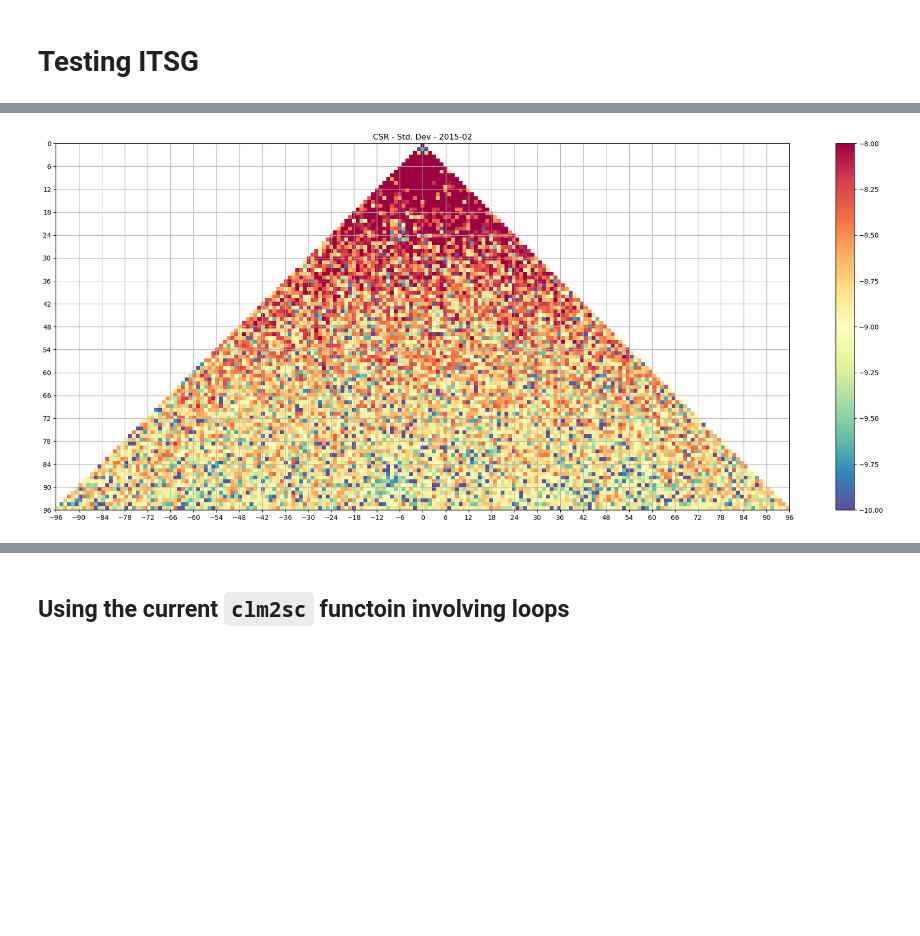
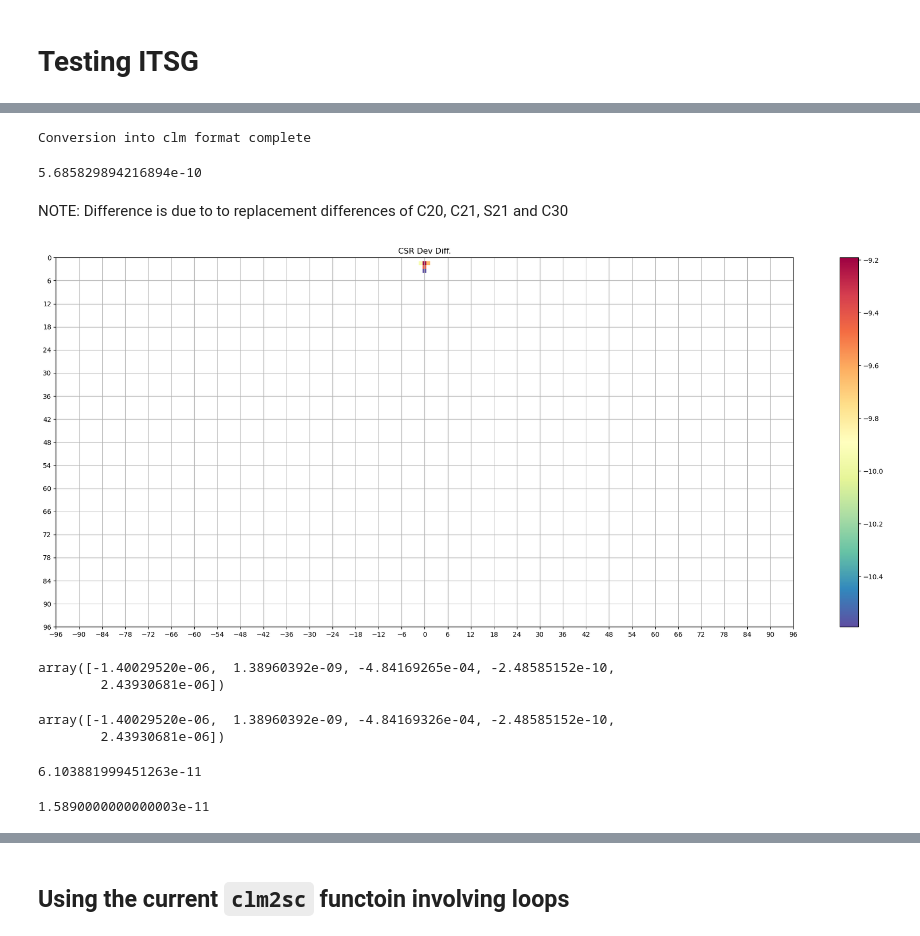
Before and after one commit to GESS-research-group/pyshbundle, a Jupyter notebook: notebooks/test_io.ipynb, the cells around one changed output, grey strips where cells are left out. Saved outputs shown, nothing was run; the diff lists cells and outputs as text; code cells hidden in the pictures; blank space fills up the shorter version.

Commit message:
itsg bug solved

```diff
--- a/notebooks/test_io.ipynb
+++ b/notebooks/test_io.ipynb
@@ -452,0 +1646,2 @@ for i in trange(196):
+# %%
+scmat_deck_itsg[0:4, 94:98][1] = [0, 1.0, 1.0, 1.0]
@@ -452,0 +1654,2 @@ for i in trange(196):
+# %%
+itsg_clm, dates_start, no_of_files = pyshbundle.reader_replacer_itsg.reader_replacer_itsg(itsg_folder, tn14_path_itsg, tn_13_path_itsg)
@@ -453,18 +1674,53 @@ for i in trange(196):
+# %%
+itsg_sc, itsg_dev_sc = pyshbundle.clm2sc.clm2sc(itsg_clm)
+# %% [output]
+Conversion into clm format complete
+# %%
+scmat_diff_itsg = np.ndarray((len(files), 97, 193))
+devscmat_diff_itsg = np.ndarray((len(files), 97, 193))
+
+for i in range(193):
+    scmat_diff_itsg[i, :, :] = scmat_deck_itsg[i, :, :] - itsg_sc[i, :, :]
+    devscmat_diff_itsg[i, :, :] = devscmat_deck_itsg[i, :, :] - itsg_dev_sc[i, :, :]
+# %%
+sum(sum(abs(scmat_diff_itsg[100])))
+# %% [output]
+5.685829894216894e-10
+# %% [markdown]
+NOTE: Difference is due to to replacement differences of C20, C21, S21 and C30
 # %%
 import matplotlib.pyplot as plt
 
 fig = plt.subplots(figsize=(25, 10))
-plt.imshow(np.ma.log10(abs(scmat_deck_itsg[145])), extent=[-96, 96, 96, 0], cmap='Spectral_r', vmin=-10, vmax=-8)
+plt.imshow(np.ma.log10(abs(scmat_diff_itsg[145, :])), extent=[-96, 96, 96, 0], cmap='Spectral_r', )
 plt.grid()
 # plt.colorbar()
 x_vec = np.arange(-96, 96+1, 6)
 y_vec = np.arange(96, -2, -6)
 
 plt.xticks(x_vec,)
 plt.yticks(y_vec)
 
 plt.colorbar()
-plt.title(f"CSR - Std. Dev - {dates_itsg[145]}")
+plt.title("CSR Dev Diff.")
 plt.show()
 # %% [output]
-[figure, old version]
+[figure, new version]
+# %%
+(scmat_deck_itsg[0, 2, 94:99])
+# %% [output]
+array([-1.40029520e-06,  1.38960392e-09, -4.84169265e-04, -2.48585152e-10,
+        2.43930681e-06])
+# %%
+(itsg_sc[0, 2, 94:99])
+# %% [output]
+array([-1.40029520e-06,  1.38960392e-09, -4.84169326e-04, -2.48585152e-10,
+        2.43930681e-06])
+# %%
+(scmat_diff_itsg[0, 2, 96])
+# %% [output]
+6.103881999451263e-11
+# %%
+(scmat_diff_itsg[0, 2, 96])
+# %% [output]
+1.5890000000000003e-11
```
Also changed, not shown: parts of 88 cells of this notebook, 4 other files.
